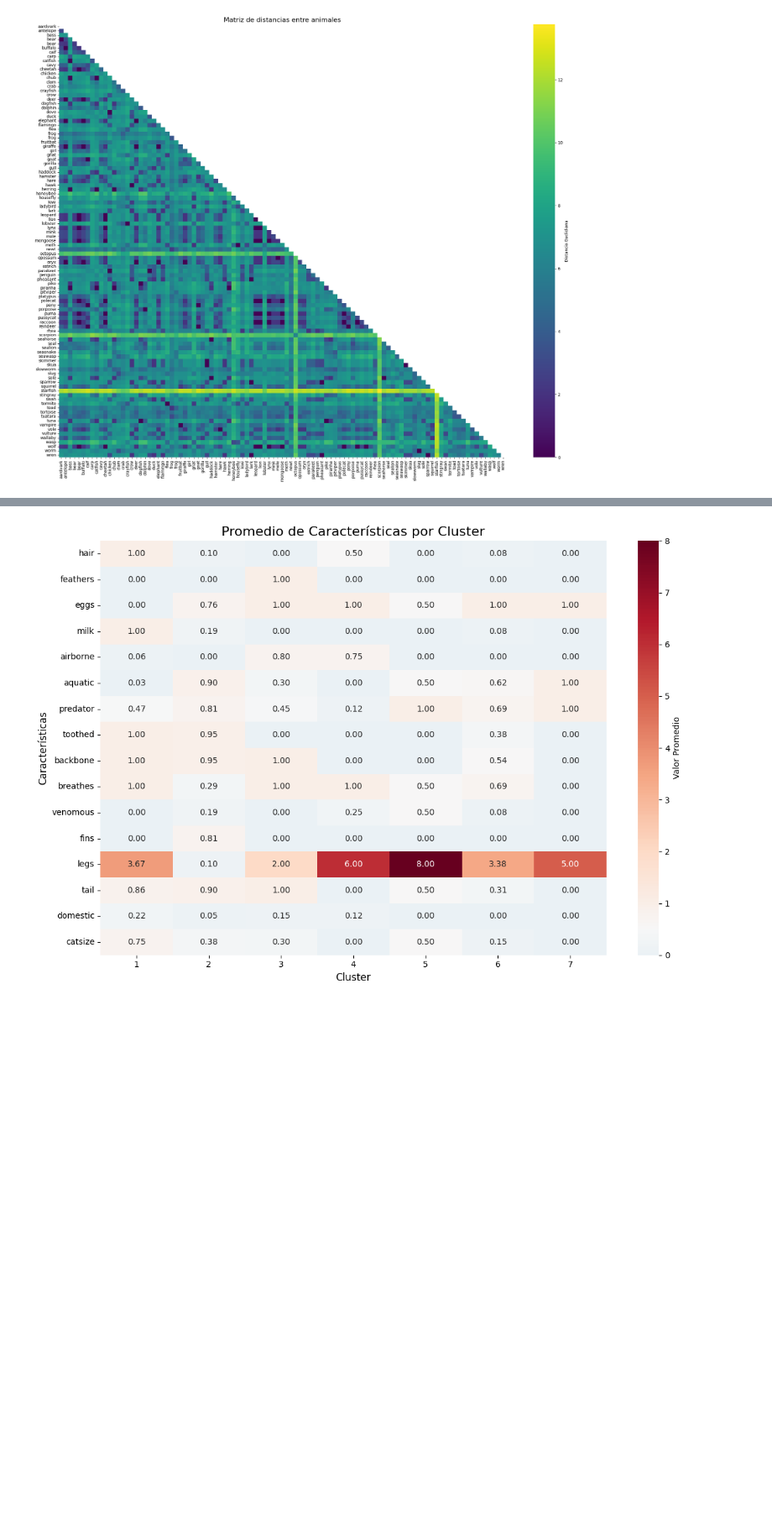
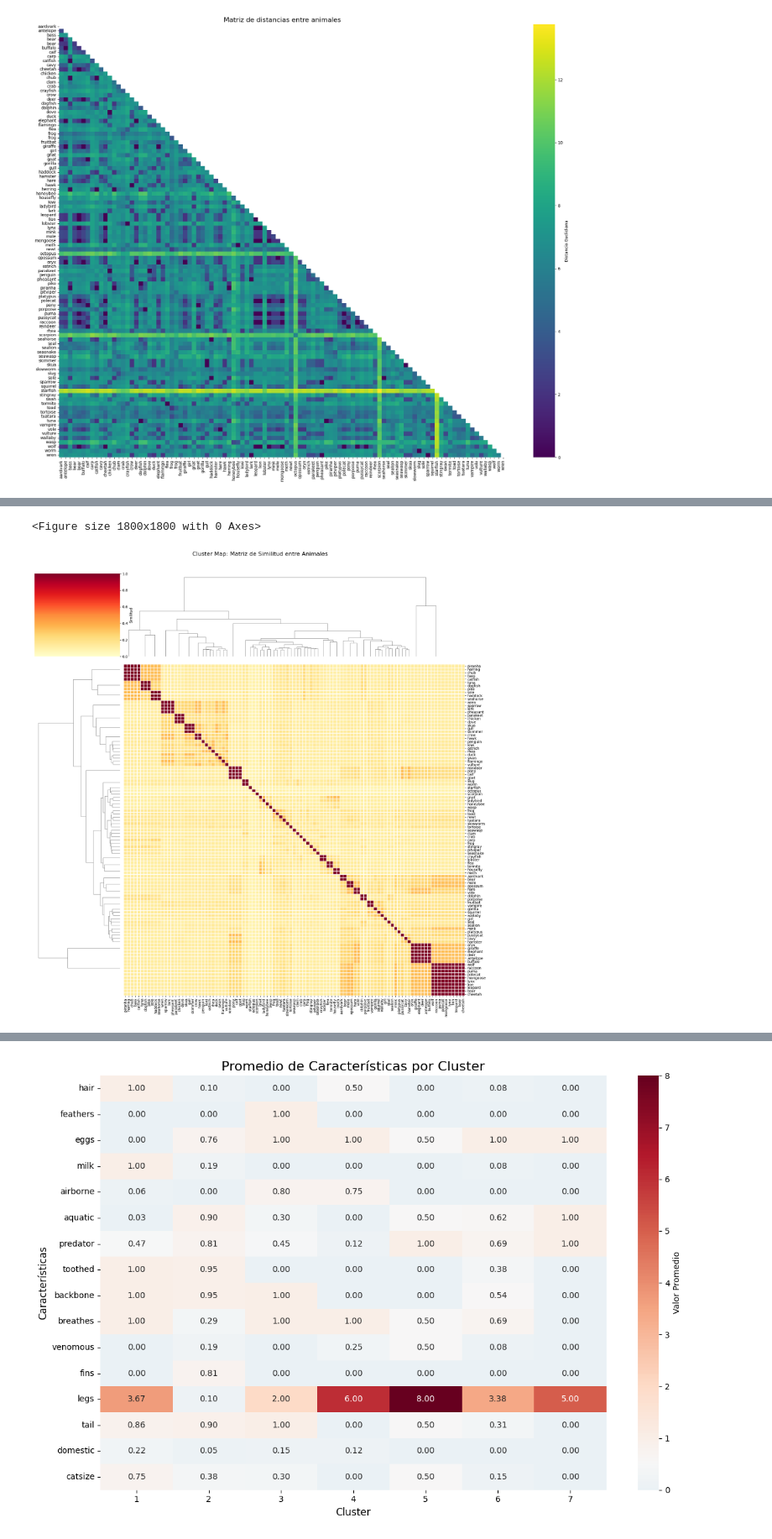
Before and after one commit to novoa123/MachineLearningS11, a Jupyter notebook: Notebook_Tarea_Zoo_Clustering.ipynb, the cells around one changed output, grey strips where cells are left out. Shown at 84% size. Drawn from its saved outputs; the diff is of its cells as text; code cells hidden in the pictures; blank space fills up the shorter version.

```diff
--- a/Notebook_Tarea_Zoo_Clustering.ipynb
+++ b/Notebook_Tarea_Zoo_Clustering.ipynb
@@ -172,0 +202,30 @@ plt.show()
+# %%
+similarity_matrix = 1 / (1 + dist_square)
+similarity_df = pd.DataFrame(similarity_matrix,
+                           index=df['animal_name'].values,
+                           columns=df['animal_name'].values)
+
+plt.figure(figsize=(18, 18))
+g2 = sns.clustermap(similarity_df,
+                    method='ward',
+                    metric='euclidean',
+                    cmap='YlOrRd',
+                    figsize=(18, 18),
+                    linewidths=0.1,
+                    cbar_kws={'label': 'Similitud'},
+                    xticklabels=True,
+                    yticklabels=True,
+                    vmin=0,
+                    vmax=1)
+
+g2.fig.suptitle('Cluster Map: Matriz de Similitud entre Animales',
+                fontsize=16, y=1.02)
+
+plt.setp(g2.ax_heatmap.get_xticklabels(), rotation=90, fontsize=10)
+plt.setp(g2.ax_heatmap.get_yticklabels(), rotation=0, fontsize=10)
+
+plt.tight_layout()
+plt.show()
+# %% [output]
+<Figure size 1800x1800 with 0 Axes>
+[figure, added]
```
Also changed, not shown: parts of 2 cells of this notebook.
